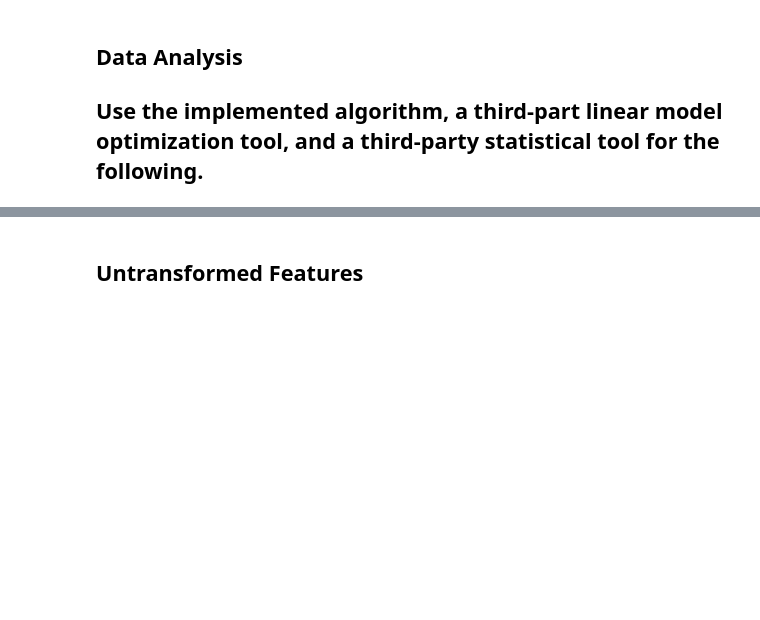
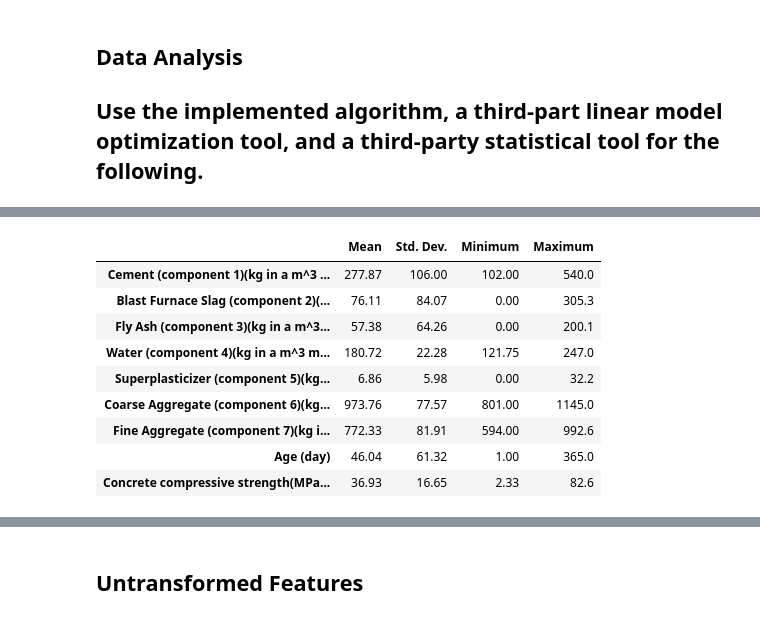
Before and after one commit to laurenlal/cse5104-project1, a Jupyter notebook: main.ipynb, the cells around one changed output, grey strips where cells are left out. Cells and saved outputs as stored; diff of their text form; code cells hidden in the pictures; blank space fills up the shorter version.

```diff
--- a/main.ipynb
+++ b/main.ipynb
@@ -70,3 +70,28 @@ X_train = X_train.to_numpy(dtype=float)
 y_train = y_train.to_numpy(dtype=float)
 X_test = X_test.to_numpy(dtype=float)
 y_test = y_test.to_numpy(dtype=float)
+# %%
+# Descriptive statistics for the training dataset
+descriptive_stats = training.describe().T[
+    ["mean", "std", "min", "max"]
+].round(2)
+
+descriptive_stats = descriptive_stats.rename(columns={
+    "mean": "Mean",
+    "std": "Std. Dev.",
+    "min": "Minimum",
+    "max": "Maximum"
+})
+
+descriptive_stats
+# %% [output]
+|  | Mean | Std. Dev. | Minimum | Maximum |
+| Cement (component 1)(kg in a m^3 ... | 277.87 | 106.00 | 102.00 | 540.0 |
+| Blast Furnace Slag (component 2)(... | 76.11 | 84.07 | 0.00 | 305.3 |
+| Fly Ash (component 3)(kg in a m^3... | 57.38 | 64.26 | 0.00 | 200.1 |
+| Water (component 4)(kg in a m^3 m... | 180.72 | 22.28 | 121.75 | 247.0 |
+| Superplasticizer (component 5)(kg... | 6.86 | 5.98 | 0.00 | 32.2 |
+| Coarse Aggregate (component 6)(kg... | 973.76 | 77.57 | 801.00 | 1145.0 |
+| Fine Aggregate (component 7)(kg i... | 772.33 | 81.91 | 594.00 | 992.6 |
+| Age (day) | 46.04 | 61.32 | 1.00 | 365.0 |
+| Concrete compressive strength(MPa... | 36.93 | 16.65 | 2.33 | 82.6 |
```
Also changed, not shown: parts of 3 cells of this notebook, 2 other files.
